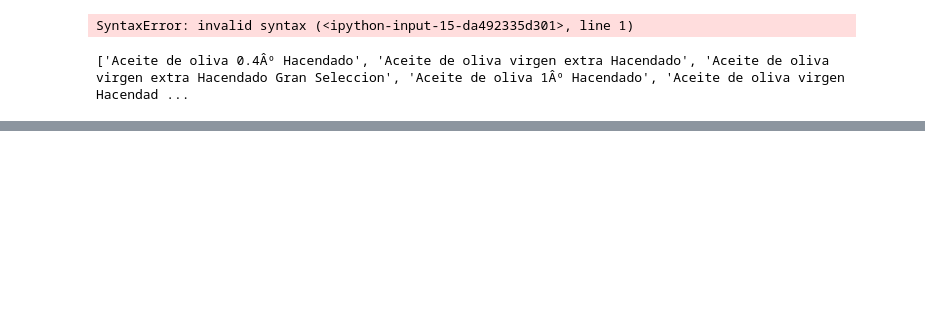
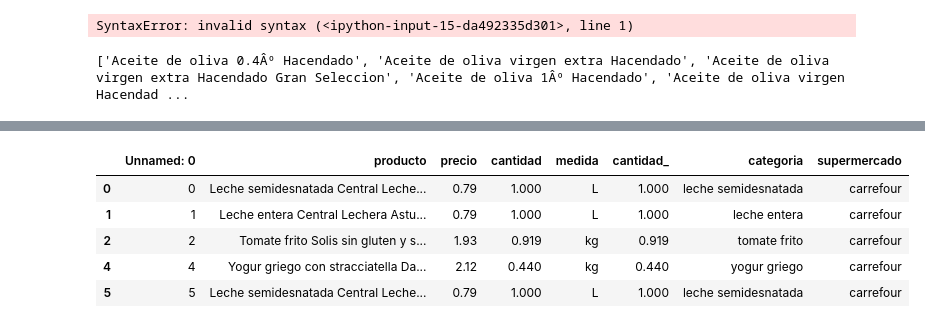
Before and after one commit to silviarico/Mi-Super-Cheap, a Jupyter notebook: limpieza_stream/Categorización.ipynb, the cells around one changed output, grey strips where cells are left out. Drawn from its saved outputs; the diff is of its cells as text; code cells hidden in the pictures; blank space fills up the shorter version.

Commit message:
categorias

```diff
--- a/limpieza_stream/Categorización.ipynb
+++ b/limpieza_stream/Categorización.ipynb
@@ -849,4 +840,6 @@ filtrado_ud
 # %%
-carr_p=carr2
+carr_cat=carr2
+carr_cat1=carr
 # %%
-carr_p["categoria"]=carr_p.producto.apply(categorias)
+carr_cat["categoria"]=carr_cat.producto.apply(categorias)
+carr_cat1["categoria"]=carr_cat1.producto.apply(categorias)
@@ -868,3 +846,3 @@ Name: categoria, Length: 305, dtype: int64
 # %%
-filtrado_car = carr_p.loc[(carr_p["categoria"]!= "nada")]
-filtrado_car
+carr_cat = carr_cat.loc[(carr_cat["categoria"]!= "nada")]
+carr_cat1 = carr_cat1.loc[(carr_cat1["categoria"]!= "nada")]
@@ -884,0 +886,3 @@ filtrado_car
+# %%
+carr_cat["supermercado"]="carrefour"
+carr_cat1["supermercado"]="carrefour"
@@ -884,0 +929,9 @@ filtrado_car
+# %%
+carr_cat1.head()
+# %% [output]
+|  | Unnamed: 0 | producto | precio | cantidad | medida | cantidad_ | categoria | supermercado |
+| 0 | 0 | Leche semidesnatada Central Leche... | 0.79 | 1.000 | L | 1.000 | leche semidesnatada | carrefour |
+| 1 | 1 | Leche entera Central Lechera Astu... | 0.79 | 1.000 | L | 1.000 | leche entera | carrefour |
+| 2 | 2 | Tomate frito Solis sin gluten y s... | 1.93 | 0.919 | kg | 0.919 | tomate frito | carrefour |
+| 4 | 4 | Yogur griego con stracciatella Da... | 2.12 | 0.440 | kg | 0.440 | yogur griego | carrefour |
+| 5 | 5 | Leche semidesnatada Central Leche... | 0.79 | 1.000 | L | 1.000 | leche semidesnatada | carrefour |
```
Also changed, not shown: parts of 23 cells of this notebook, 21 other files.
